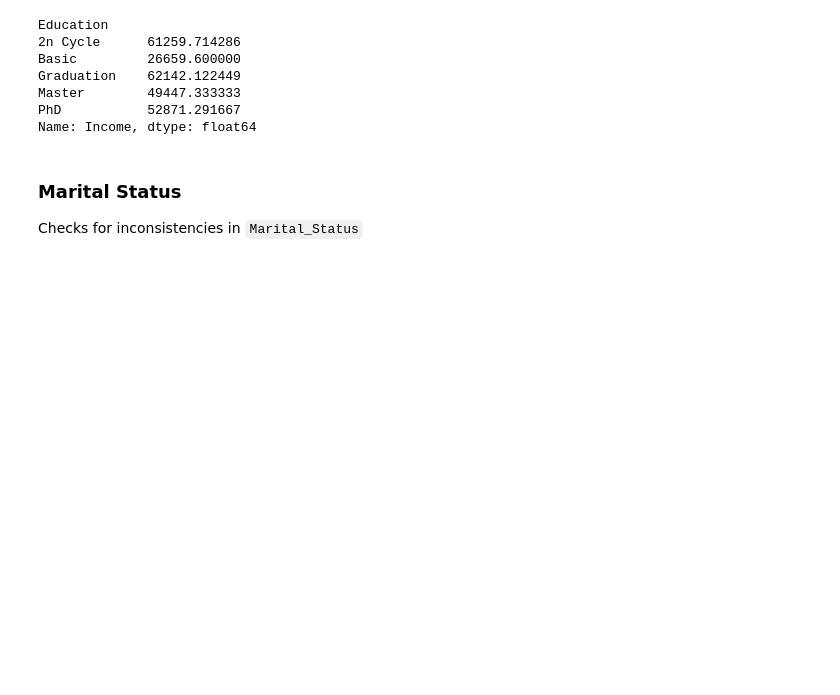
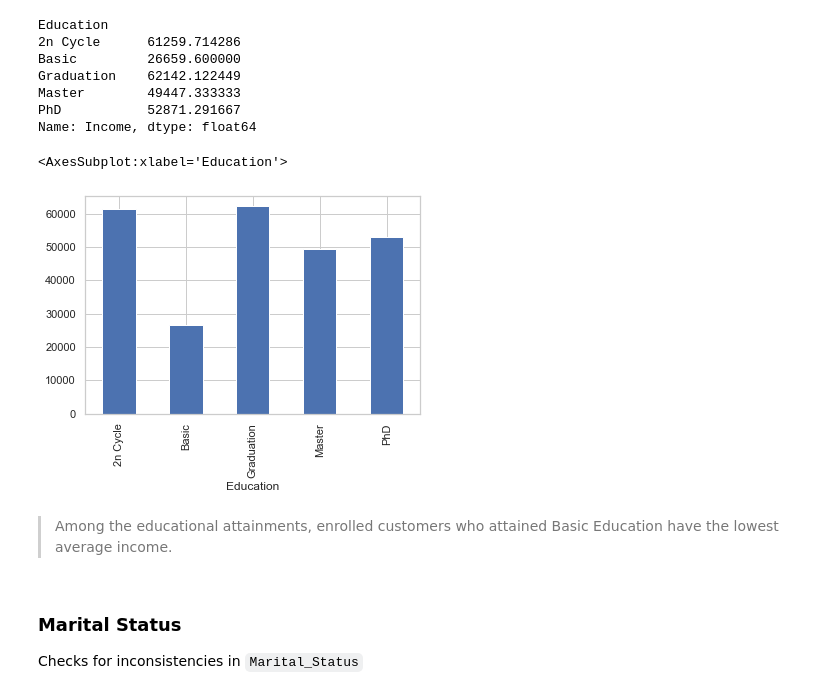
Before and after one commit to Margaret-Inguillo/CSMODEL, a Jupyter notebook: Sales1.ipynb, the cells around one changed output. Drawn from its saved outputs; the diff is of its cells as text; code cells hidden in the pictures; blank space fills up the shorter version.

```diff
--- a/Sales1.ipynb
+++ b/Sales1.ipynb
@@ -182,6 +170,13 @@ Graduation    62142.122449
 Master        49447.333333
 PhD           52871.291667
 Name: Income, dtype: float64
+# %%
+edu_income_df.plot(kind = "bar")
+# %% [output]
+<AxesSubplot:xlabel='Education'>
+[figure, added]
+# %% [markdown]
+> Among the educational attainments, enrolled customers who attained Basic Education have the lowest average income.
 # %% [markdown]
 ### Marital Status
 
```
Also changed, not shown: parts of 28 cells of this notebook.
